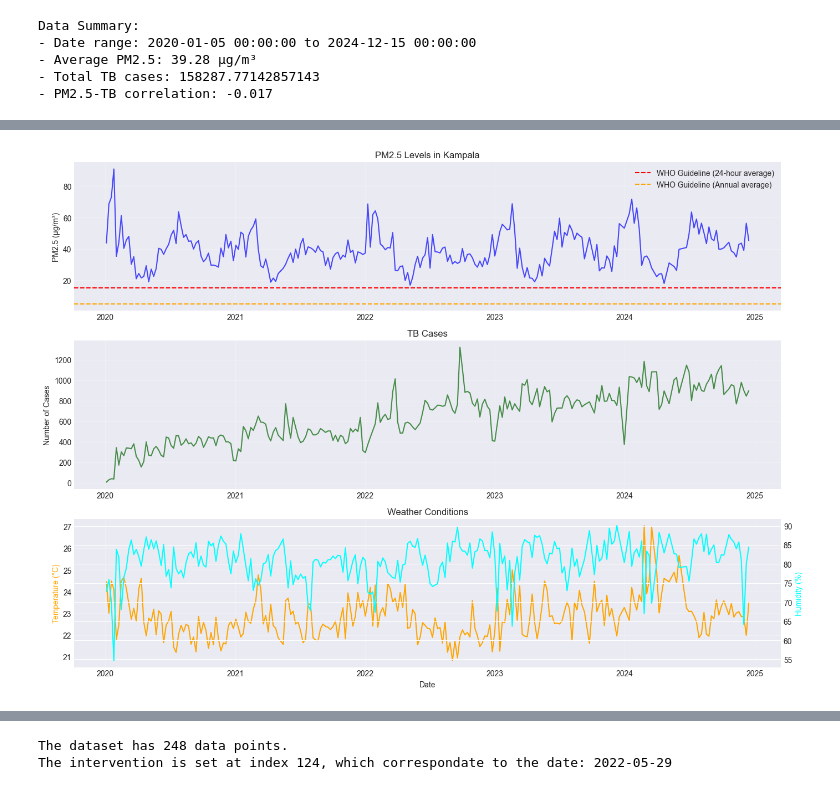
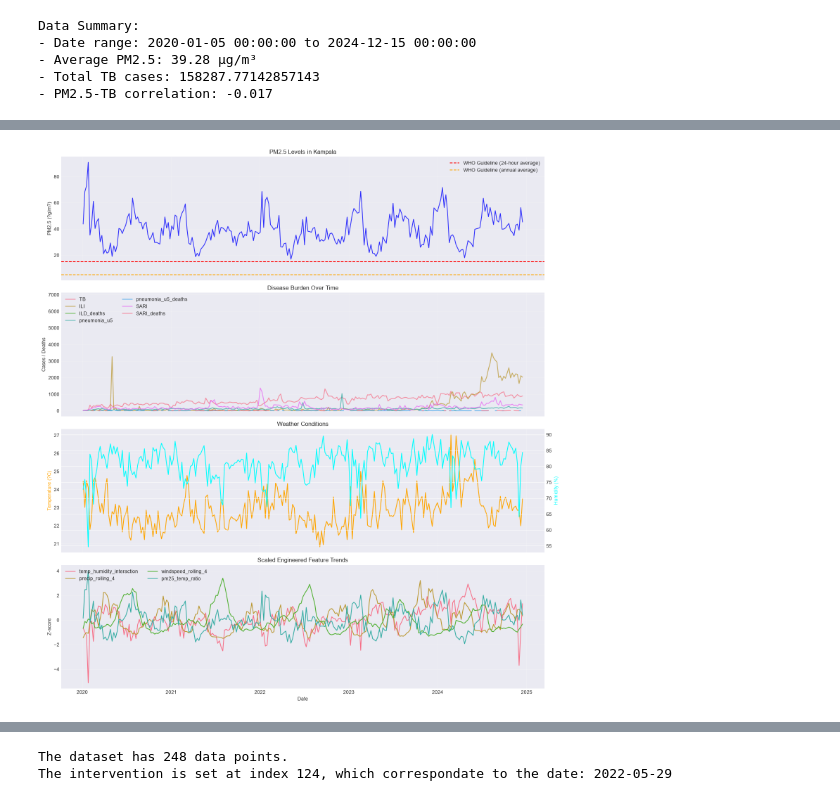
Before and after one commit to Mudarshiru/TimeSeriesAnalysisTutorial, a Jupyter notebook: analysis.ipynb, the cells around one changed output, grey strips where cells are left out. Drawn from its saved outputs; the diff is of its cells as text; code cells hidden in the pictures.

Commit message:
Added inital pipeline for full data analysis

```diff
--- a/analysis.ipynb
+++ b/analysis.ipynb
@@ -152,6 +123,23 @@ INFO:simplified_data_processor:Data processing complete: 248 records
 # %%
 # Add lag features and rolling averages
 processed_data = processor.add_lag_features()
+
+# Add extra engineered features so they pass through the same initial pipeline
+processed_data['date'] = pd.to_datetime(processed_data['date'], errors='coerce', dayfirst=True)
+processed_data['temp_humidity_interaction'] = processed_data['avgtemp'] * processed_data['avghumidity']
+processed_data['temp_sat_gap'] = processed_data['avgtemp'] - processed_data.get('avgtemp_sat', processed_data['avgtemp'])
+processed_data['humidity_sat_gap'] = processed_data['avghumidity'] - processed_data.get('humidity_sat', processed_data['avghumidity'])
+processed_data['precip_rolling_4'] = processed_data['precip'].rolling(window=4, min_periods=1).mean()
+processed_data['windspeed_rolling_4'] = processed_data['windspeed'].rolling(window=4, min_periods=1).mean()
+processed_data['pm25_temp_ratio'] = processed_data['pm2_5'] / (processed_data['avgtemp'].abs() + 1)
+processed_data['pm25_humidity_ratio'] = processed_data['pm2_5'] / (processed_data['avghumidity'].abs() + 1)
+processed_data['tb_pct_change_1'] = processed_data['TB'].pct_change().replace([np.inf, -np.inf], np.nan)
+processed_data['tb_diff_1'] = processed_data['TB'].diff()
+processed_data['sin_week'] = np.sin(2 * np.pi * processed_data['week_of_year'] / 52)
+processed_data['cos_week'] = np.cos(2 * np.pi * processed_data['week_of_year'] / 52)
+processed_data['sin_month'] = np.sin(2 * np.pi * processed_data['month'] / 12)
+processed_data['cos_month'] = np.cos(2 * np.pi * processed_data['month'] / 12)
+
 print(f"✓ Added features: {processed_data.shape[1]} total columns")
 # %% [output]
 INFO:simplified_data_processor:Added lag features and rolling averages
@@ -188,35 +190,56 @@ processed_data[['date', 'pm2_5', 'TB', 'avgtemp', 'avghumidity']].head(10)
 # %%
-# Time series plot
-fig, axes = plt.subplots(3, 1, figsize=(14, 10))
+# Time series overview for air quality, diseases, and weather
+disease_cols = [
+    col for col in ['TB', 'ILI', 'ILD_deaths', 'pneumonia_u5', 'pneumonia_u5_deaths', 'SARI', 'SARI_deaths']
+    if col in processed_data.columns
+]
 
-# PM2.5 over time
-axes[0].plot(data['date'], data['pm2_5'], color='blue', alpha=0.7)
+fig, axes = plt.subplots(4, 1, figsize=(15, 16), sharex=True)
+
+axes[0].plot(processed_data['date'], processed_data['pm2_5'], color='blue', alpha=0.8)
 axes[0].axhline(y=15, color='red', linestyle='--', label='WHO Guideline (24-hour average)')
-axes[0].axhline(y=5, color='orange', linestyle='--', label='WHO Guideline (Annual average)')
-
+axes[0].axhline(y=5, color='orange', linestyle='--', label='WHO Guideline (annual average)')
 axes[0].set_title('PM2.5 Levels in Kampala')
-axes[0].set_ylabel('PM2.5 (μg/m³)')
+axes[0].set_ylabel('PM2.5 (?g/m?)')
 axes[0].legend()
 axes[0].grid(True, alpha=0.3)
 
-# TB cases over time
-axes[1].plot(data['date'], data['TB'], color='darkgreen', alpha=0.7)
-axes[1].set_title('TB Cases')
-axes[1].set_ylabel('Number of Cases')
+for disease in disease_cols:
+    axes[1].plot(processed_data['date'], processed_data[disease], alpha=0.75, linewidth=1.6, label=disease)
+axes[1].set_title('Disease Burden Over Time')
+axes[1].set_ylabel('Cases / Deaths')
+axes[1].legend(loc='upper left', ncol=2)
 axes[1].grid(True, alpha=0.3)
 
-# Temperature and humidity
 ax2_twin = axes[2].twinx()
-axes[2].plot(data['date'], data['avgtemp'], color='orange', label='Temperature')
-ax2_twin.plot(data['date'], data['avghumidity'], color='cyan', label='Humidity')
+axes[2].plot(processed_data['date'], processed_data['avgtemp'], color='orange', label='Temperature')
+ax2_twin.plot(processed_data['date'], processed_data['avghumidity'], color='cyan', label='Humidity')
 axes[2].set_title('Weather Conditions')
-axes[2].set_ylabel('Temperature (°C)', color='orange')
+axes[2].set_ylabel('Temperature (?C)', color='orange')
 ax2_twin.set_ylabel('Humidity (%)', color='cyan')
-axes[2].set_xlabel('Date')
 axes[2].grid(True, alpha=0.3)
+
+engineered_plot_cols = [
+    col for col in ['temp_humidity_interaction', 'precip_rolling_4', 'windspeed_rolling_4', 'pm25_temp_ratio']
+    if col in processed_data.columns
+]
+engineered_scaled = processed_data[engineered_plot_cols].copy()
+for col in engineered_plot_cols:
+    col_std = engineered_scaled[col].std()
+    if pd.notna(col_std) and col_std != 0:
+        engineered_scaled[col] = (engineered_scaled[col] - engineered_scaled[col].mean()) / col_std
+    else:
+        engineered_scaled[col] = 0
+for col in engineered_plot_cols:
+    axes[3].plot(processed_data['date'], engineered_scaled[col], linewidth=1.5, label=col)
+axes[3].set_title('Scaled Engineered Feature Trends')
+axes[3].set_ylabel('Z-score')
+axes[3].set_xlabel('Date')
+axes[3].legend(loc='upper left', ncol=2)
+axes[3].grid(True, alpha=0.3)
 
 plt.tight_layout()
 plt.show()
 # %% [output]
-[figure, old version]
+[figure, new version]
 # %%
```
Also changed, not shown: parts of 23 cells of this notebook, 3 other files.
